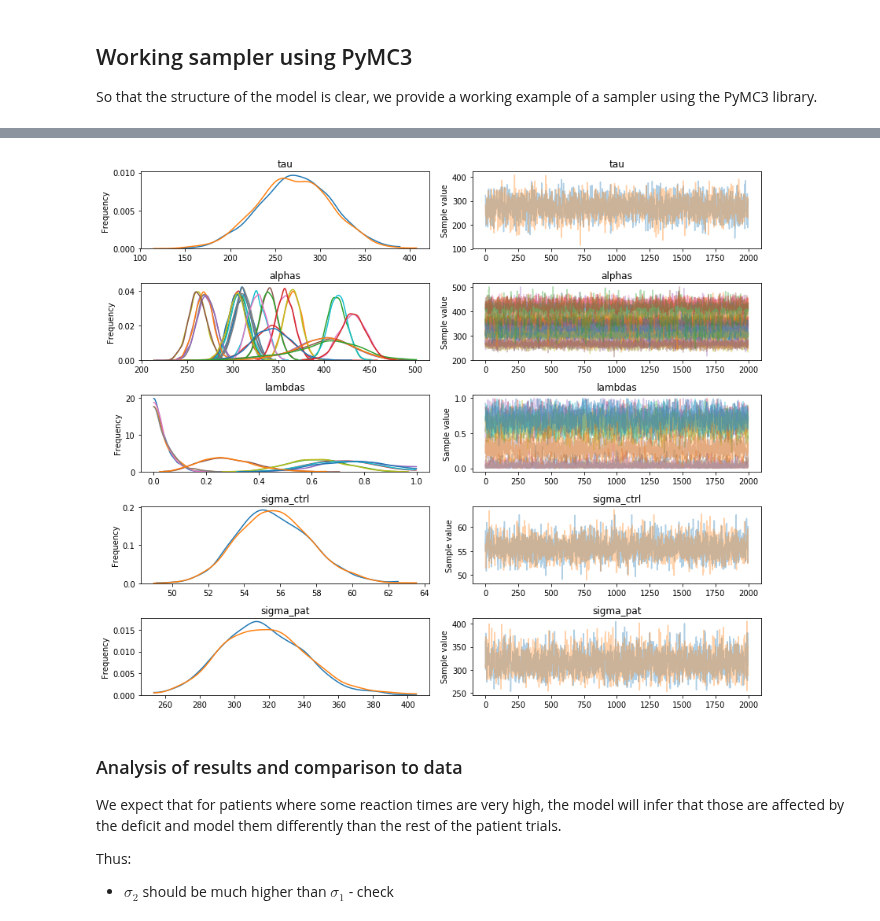
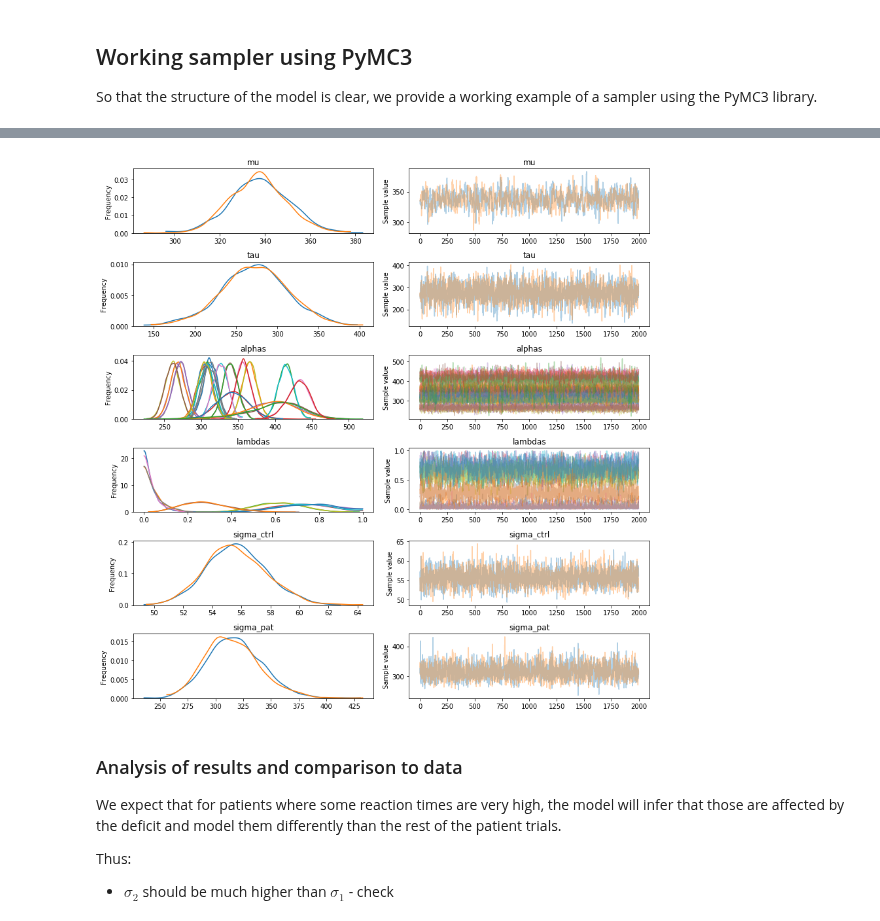
Before and after one commit to fonnesbeck/PyMC3_DataScienceLA, a Jupyter notebook: notebooks/3f.1 Case study: reaction times of schizophrenic.ipynb, the cells around one changed output, grey strips where cells are left out. Saved outputs shown, nothing was run; the diff lists cells and outputs as text; code cells hidden in the pictures.

```diff
--- a/notebooks/3f.1 Case study: reaction times of schizophrenic.ipynb
+++ b/notebooks/3f.1 Case study: reaction times of schizophrenic.ipynb
@@ -172,8 +173,8 @@ pm.summary(trace, varnames=['mu', 'tau', 'lambdas', 'sigma_ctrl', 'sigma_pat'])
 # %%
 with schizo_model:
-    _ = pm.traceplot(trace, varnames=['tau', 'alphas', 'lambdas', 'sigma_ctrl', 'sigma_pat'])
+    _ = pm.traceplot(trace, varnames=['mu', 'tau', 'alphas', 'lambdas', 'sigma_ctrl', 'sigma_pat'])
 # %% [output]
-[figure, old version]
+[figure, new version]
 # %% [markdown]
 ### Analysis of results and comparison to data
 We expect that for patients where some reaction times are very high, the model will infer that those are affected by the deficit and model them differently than the rest of the patient trials.
```
Also changed, not shown: parts of 8 cells of this notebook.
